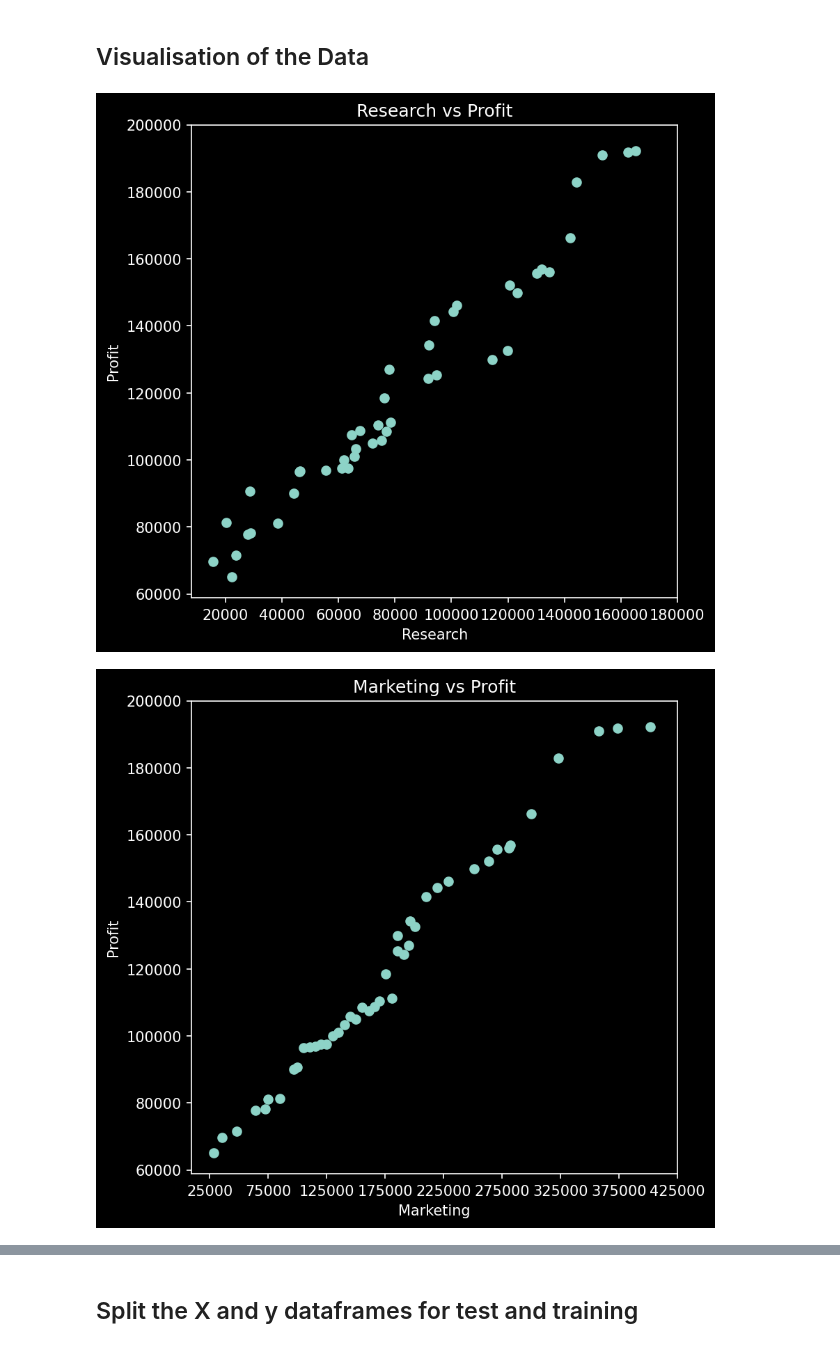
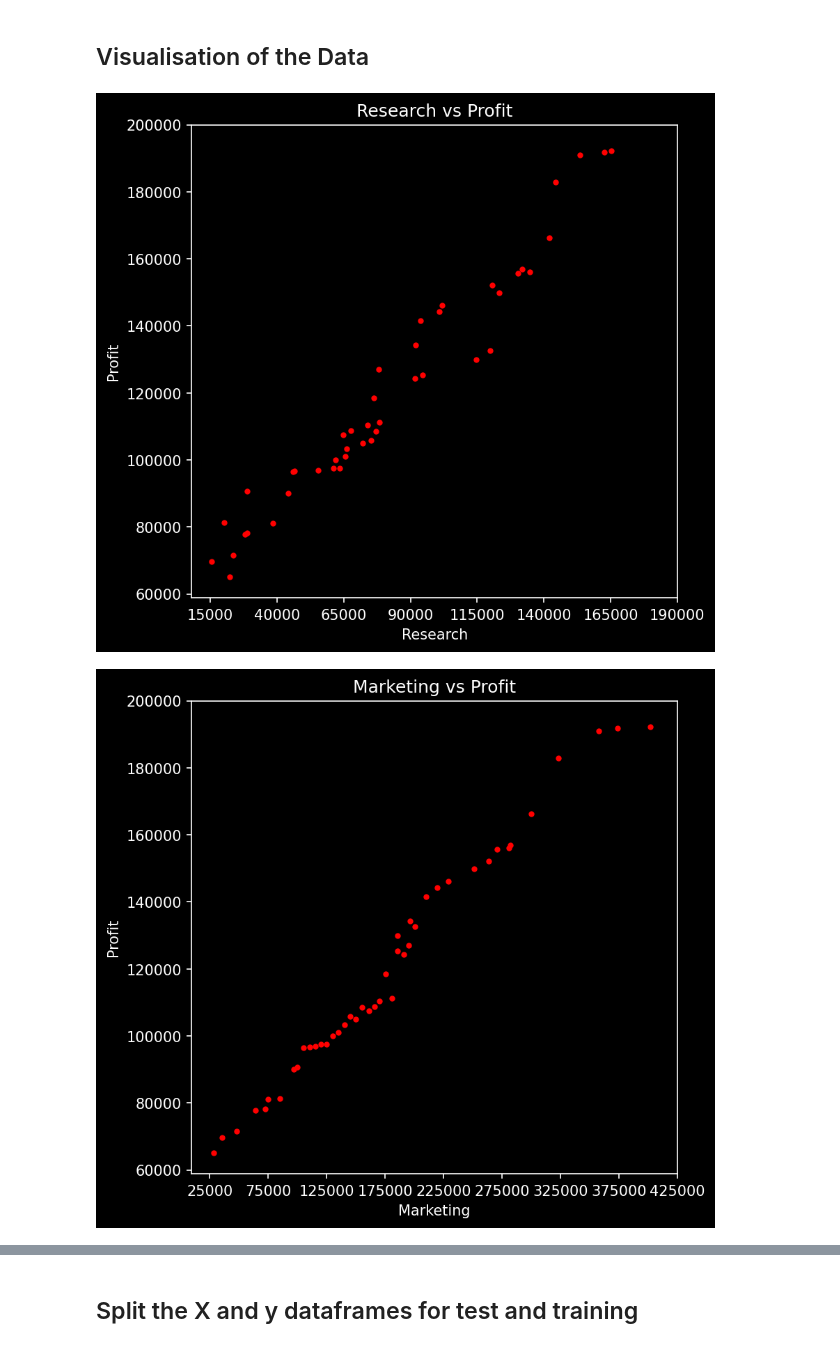
Before and after one commit to debjitpal5040/ML_Algorithms, a Jupyter notebook: Machine Learning/Supervised Learning/Regression/Linear Regression/Multiple Linear Regression/Multiple_Linear_Regression.ipynb, the cells around one changed output, grey strips where cells are left out. Drawn from its saved outputs; the diff is of its cells as text; code cells hidden in the pictures.

```diff
--- a/Machine Learning/Supervised Learning/Regression/Linear Regression/Multiple Linear Regression/Multiple_Linear_Regression.ipynb
+++ b/Machine Learning/Supervised Learning/Regression/Linear Regression/Multiple Linear Regression/Multiple_Linear_Regression.ipynb
@@ -32,23 +70,23 @@ y = df.iloc[:, -1].values
 # %%
 plt.figure(figsize=(6, 6), dpi=150)
 plt.style.use('dark_background')
 Research = df["Research"]
 Profit = df["Profit"]
-plt.scatter(Research, Profit)
-plt.xticks(np.arange(20000, 200000, 20000))
+plt.scatter(Research, Profit,marker=".", color="red")
+plt.xticks(np.arange(15000, 200000, 25000))
 plt.yticks(np.arange(60000,220000,20000))
 plt.title("Research vs Profit")
 plt.xlabel("Research")
 plt.ylabel("Profit")
 plt.savefig("Images/Research_vs_Profit.png",bbox_inches='tight')
 # %% [output]
-[figure, old version]
+[figure, new version]
 # %%
 plt.figure(figsize=(6, 6), dpi=150)
 plt.style.use('dark_background')
 Marketing = df["Marketing"]
 Profit = df["Profit"]
-plt.scatter(Marketing, Profit)
+plt.scatter(Marketing, Profit,marker=".", color="red")
 plt.xticks(np.arange(25000, 475000, 50000))
 plt.yticks(np.arange(60000,220000,20000))
 plt.title("Marketing vs Profit")
@@ -56,4 +94,4 @@ plt.xlabel("Marketing")
 plt.ylabel("Profit")
 plt.savefig("Images/Marketing_vs_Profit.png",bbox_inches='tight')
 # %% [output]
-[figure, old version]
+[figure, new version]
```
Also changed, not shown: parts of 7 cells of this notebook, 3 other files.
